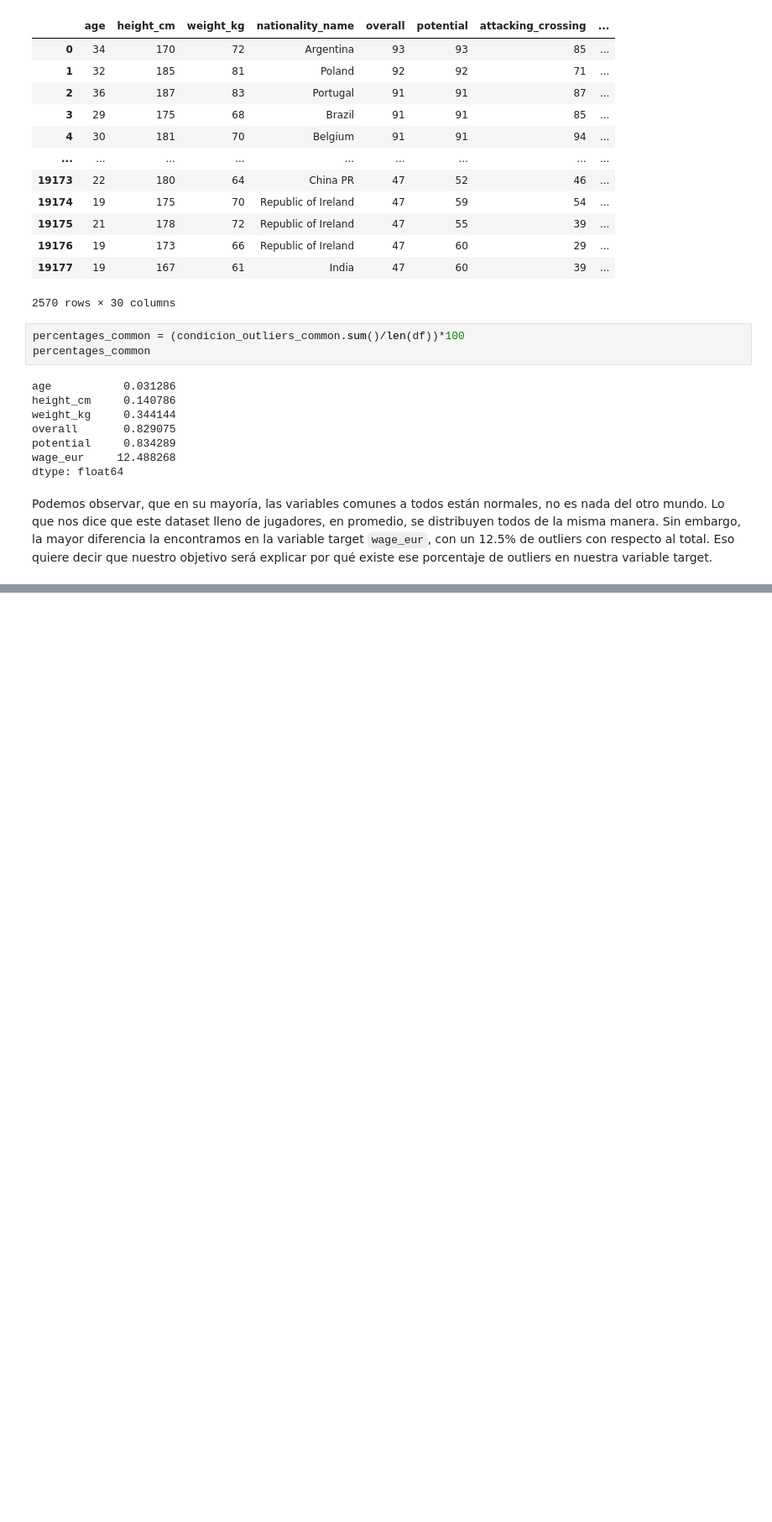
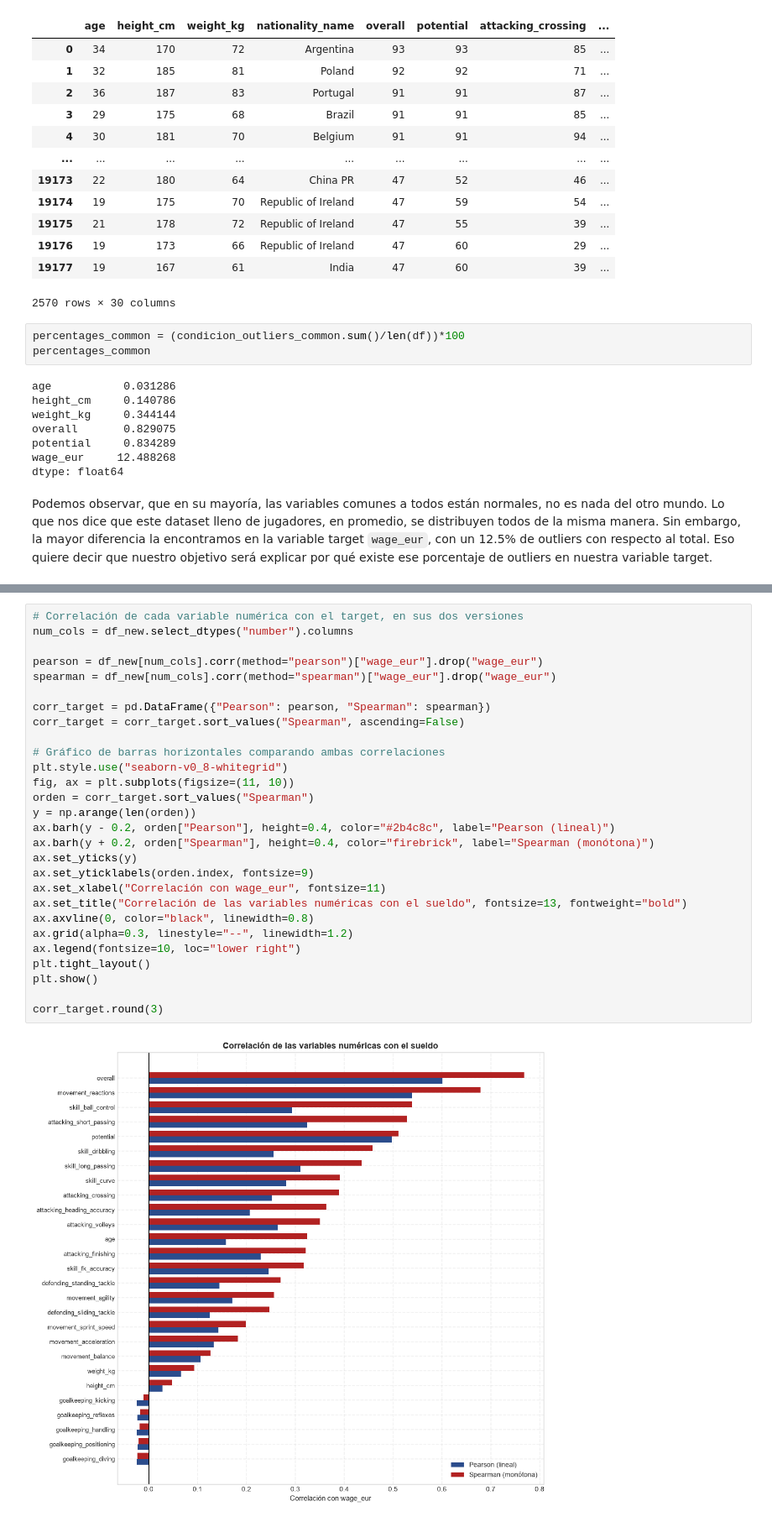
Before and after one commit to devrenato56/football-salaries-ml, a Jupyter notebook: notebooks/01_eda.ipynb, the cells around one changed output, grey strips where cells are left out. Shown at 84% size. Saved outputs shown, nothing was run; the diff lists cells and outputs as text; blank space fills up the shorter version.

```diff
--- a/notebooks/01_eda.ipynb
+++ b/notebooks/01_eda.ipynb
@@ -571,0 +746,30 @@ En la siguiente parte de nuestro estudio exploraremos todos los datos que hemos
+# %%
+# Correlación de cada variable numérica con el target, en sus dos versiones
+num_cols = df_new.select_dtypes("number").columns
+
+pearson = df_new[num_cols].corr(method="pearson")["wage_eur"].drop("wage_eur")
+spearman = df_new[num_cols].corr(method="spearman")["wage_eur"].drop("wage_eur")
+
+corr_target = pd.DataFrame({"Pearson": pearson, "Spearman": spearman})
+corr_target = corr_target.sort_values("Spearman", ascending=False)
+
+# Gráfico de barras horizontales comparando ambas correlaciones
+plt.style.use("seaborn-v0_8-whitegrid")
+fig, ax = plt.subplots(figsize=(11, 10))
+orden = corr_target.sort_values("Spearman")
+y = np.arange(len(orden))
+ax.barh(y - 0.2, orden["Pearson"], height=0.4, color="#2b4c8c", label="Pearson (lineal)")
+ax.barh(y + 0.2, orden["Spearman"], height=0.4, color="firebrick", label="Spearman (monótona)")
+ax.set_yticks(y)
+ax.set_yticklabels(orden.index, fontsize=9)
+ax.set_xlabel("Correlación con wage_eur", fontsize=11)
+ax.set_title("Correlación de las variables numéricas con el sueldo", fontsize=13, fontweight="bold")
+ax.axvline(0, color="black", linewidth=0.8)
+ax.grid(alpha=0.3, linestyle="--", linewidth=1.2)
+ax.legend(fontsize=10, loc="lower right")
+plt.tight_layout()
+plt.show()
+
+corr_target.round(3)
+# %% [output]
+[figure, added]
```
Also changed, not shown: parts of 27 cells of this notebook, 9 other files.
